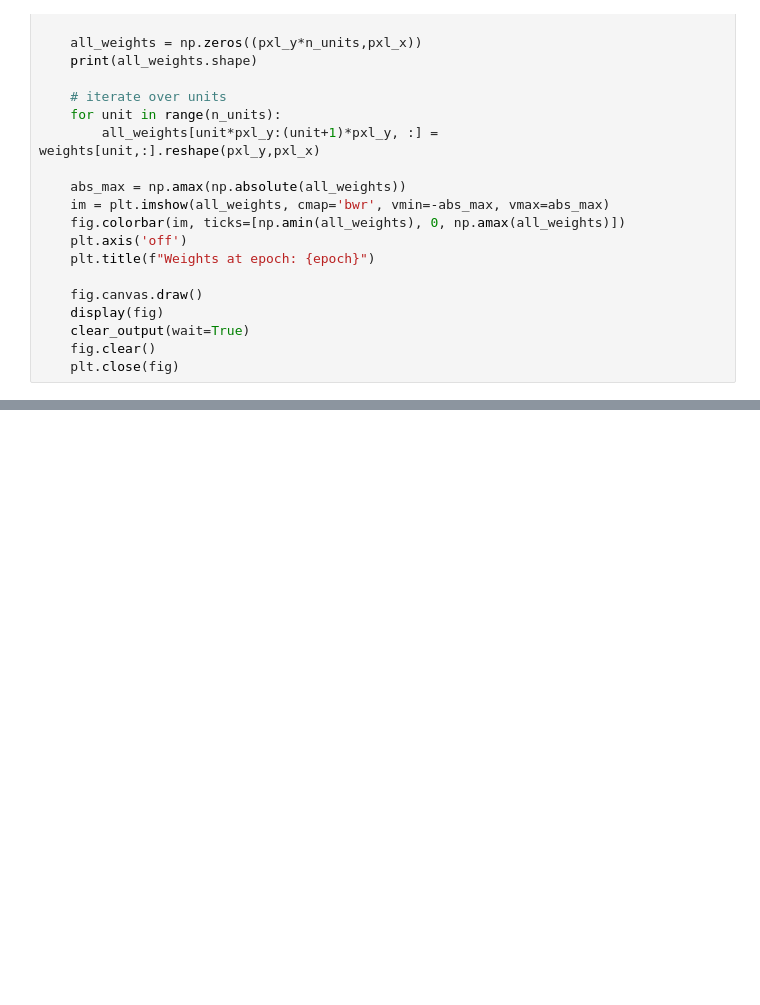
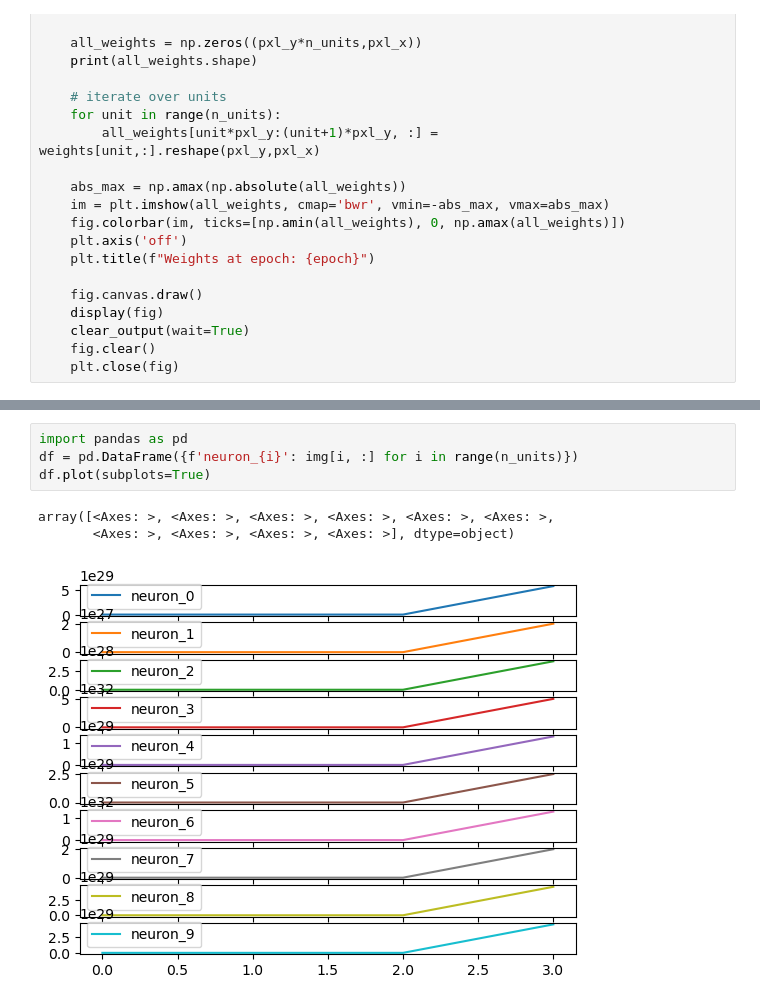
Before and after one commit to juelha/BCM_LearningRule, a Jupyter notebook: main.ipynb, the cells around one changed output, grey strips where cells are left out. Saved outputs shown, nothing was run; the diff lists cells and outputs as text; blank space fills up the shorter version.

```diff
--- a/main.ipynb
+++ b/main.ipynb
@@ -95,3 +106,11 @@ torch.Size([10, 5])
+# %%
+import pandas as pd
+df = pd.DataFrame({f'neuron_{i}': img[i, :] for i in range(n_units)})
+df.plot(subplots=True)
+# %% [output]
+array([<Axes: >, <Axes: >, <Axes: >, <Axes: >, <Axes: >, <Axes: >,
+       <Axes: >, <Axes: >, <Axes: >, <Axes: >], dtype=object)
+[figure, added]
 # %%
 y = np.array(model.activations)
 plt.imshow(y.T,cmap='bwr')
```
Also changed, not shown: parts of 6 cells of this notebook.
